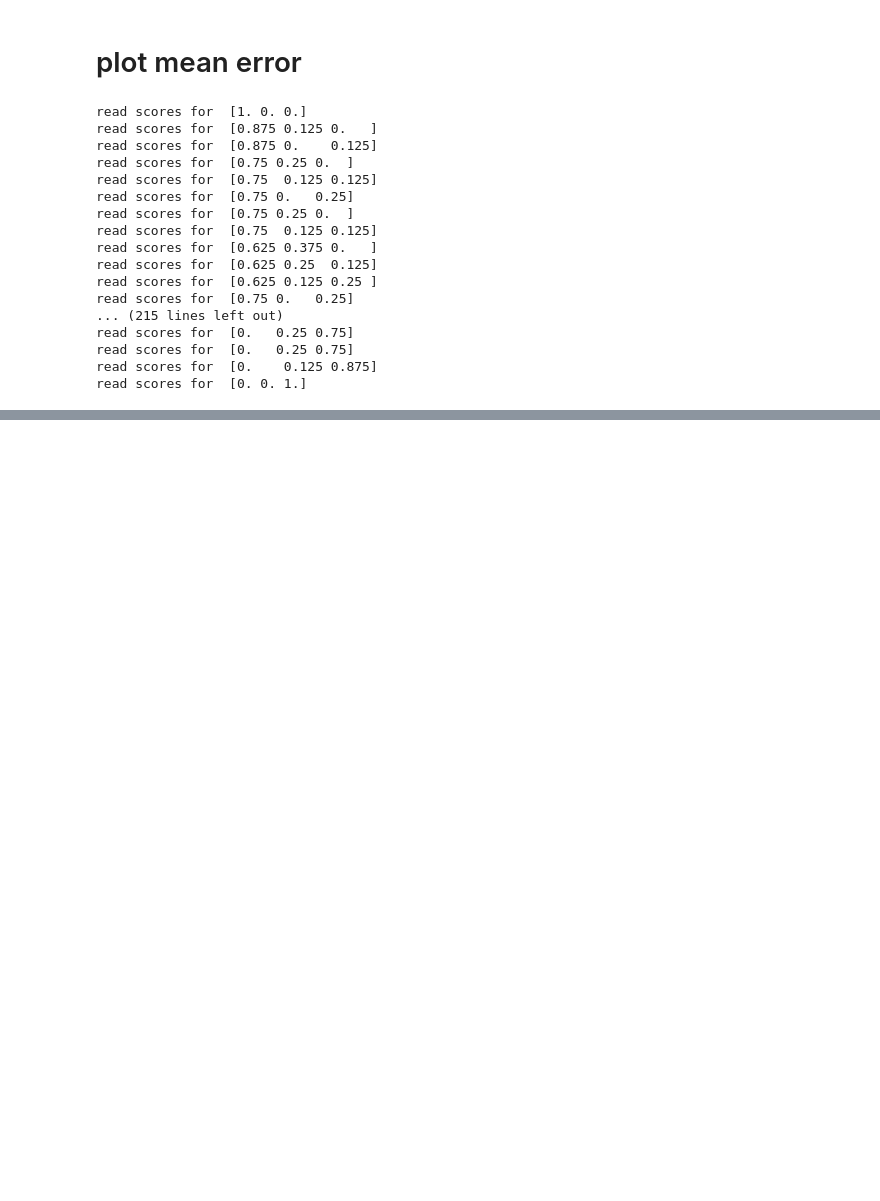
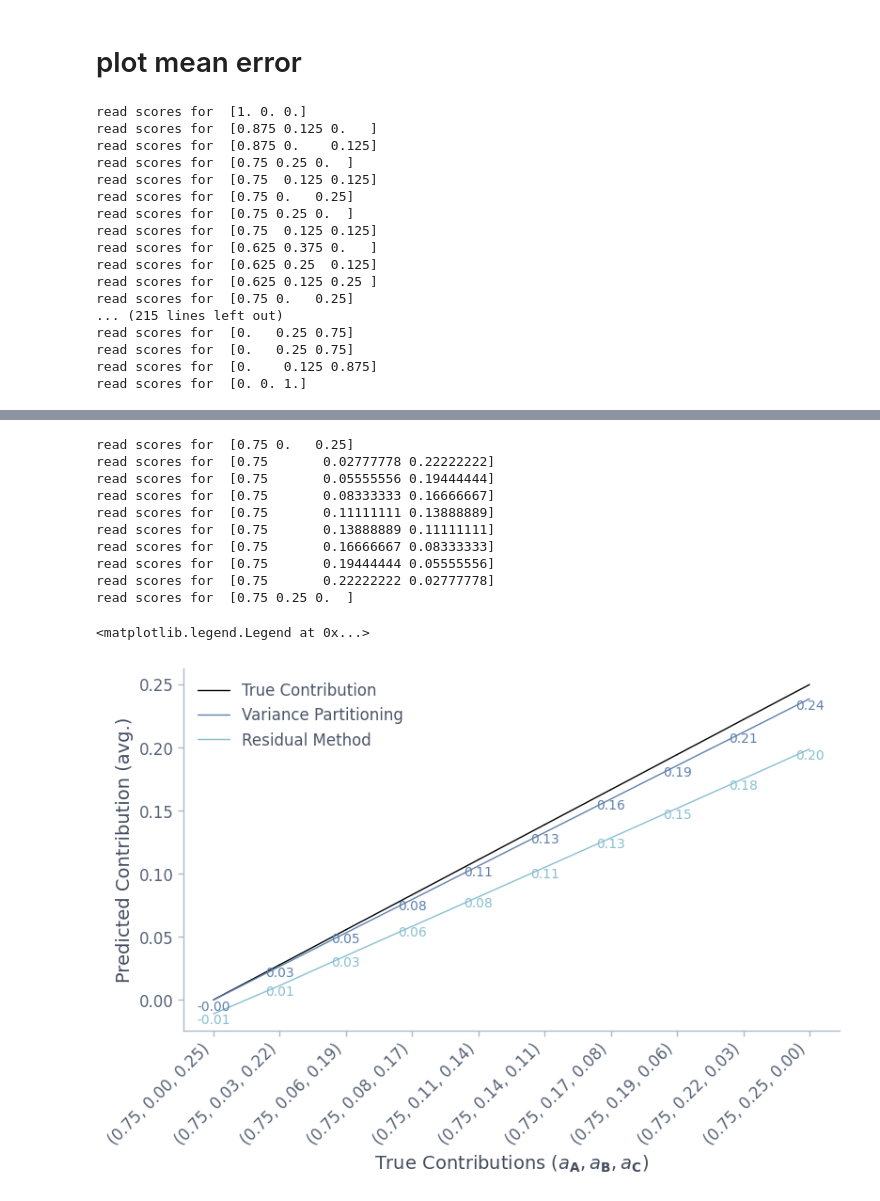
Before and after one commit to leo-schultheiss/compare_variance_residual, a Jupyter notebook: compare_variance_residual/plot_simplex.ipynb, the cells around one changed output, grey strips where cells are left out. Drawn from its saved outputs; the diff is of its cells as text; code cells hidden in the pictures; blank space fills up the shorter version.

```diff
--- a/compare_variance_residual/plot_simplex.ipynb
+++ b/compare_variance_residual/plot_simplex.ipynb
@@ -342,0 +375,15 @@ Text(0, 0.5, 'Residual Method')
+# %%
+shared_scalar = 0.75
+edges = [[shared_scalar, 1 - shared_scalar, 0], [shared_scalar, 0, 1 - shared_scalar]]
+# %%
+N_POINTS = 9
+# %%
+interp_points = []
+for i in range(N_POINTS + 1):
+    b_scalar = (N_POINTS - i) / N_POINTS * edges[0][1] + i / N_POINTS * edges[1][1]
+    c_scalar = 1 - shared_scalar - b_scalar
+    interp_points.append([shared_scalar, b_scalar, c_scalar])
+interp_points.sort()
+interp_points = np.array(interp_points)
+print(interp_points)
+print(len(interp_points))
@@ -342,0 +460,51 @@ Text(0, 0.5, 'Residual Method')
+# %%
+# create line plot following b_scalar
+fig, axs = plt.subplots(figsize=(1 * N_POINTS, 5))
+
+# plot line for each point in edges
+for i in range(1, len(interp_points)):
+    plt.plot([i - 1, i], [interp_points[i - 1][1], interp_points[i][1]], label=f"True Contribution" if i == 1 else None, color='black')
+
+# add xticks of points
+plt.xticks(range(len(interp_points)), [f"({x[0]:.2f}, {x[1]:.2f}, {x[2]:.2f})" for x in interp_points], rotation=45,
+           ha='right')
+
+# add labels
+plt.xlabel(r"True Contributions ($a_\mathbf{A}, a_\mathbf{B}, a_\mathbf{C}$)")
+plt.ylabel("Predicted Contribution (avg.)")
+
+# plot error for variance partitioning and residual method
+vp_x1_mean_predicted = []
+rm_x1_mean_predicted = []
+
+for scalars in interp_points:
+    scores = pd.read_csv(os.path.join(path, f"scores_{scalars}.csv"))
+    print("read scores for ", scalars)
+    vp_predicted = scores["vp_x1_unique_score"]
+    rm_predicted = scores["rm_x1_unique_score"]
+    vp_x1_mean_predicted.append(vp_predicted.mean())
+    rm_x1_mean_predicted.append(rm_predicted.mean())
+
+# plot error
+plt.plot(range(0, len(interp_points)), vp_x1_mean_predicted, label="Variance Partitioning")
+plt.plot(range(0, len(interp_points)), rm_x1_mean_predicted, label="Residual Method")
+
+# Annotate each point for Variance Partitioning
+for i in range(len(interp_points)):
+    plt.text(i, vp_x1_mean_predicted[i], f"{vp_x1_mean_predicted[i]:.2f}", fontsize=10, ha='center', va='top', color='C0')
+    plt.text(i, rm_x1_mean_predicted[i], f"{rm_x1_mean_predicted[i]:.2f}", fontsize=10, ha='center', va='top', color='C1')
+
+plt.legend()
+# %% [output]
+read scores for  [0.75 0.   0.25]
+read scores for  [0.75       0.02777778 0.22222222]
+read scores for  [0.75       0.05555556 0.19444444]
+read scores for  [0.75       0.08333333 0.16666667]
+read scores for  [0.75       0.11111111 0.13888889]
+read scores for  [0.75       0.13888889 0.11111111]
+read scores for  [0.75       0.16666667 0.08333333]
+read scores for  [0.75       0.19444444 0.05555556]
+read scores for  [0.75       0.22222222 0.02777778]
+read scores for  [0.75 0.25 0.  ]
+<matplotlib.legend.Legend at 0x...>
+[figure, added]
```
Also changed, not shown: parts of 14 cells of this notebook.
